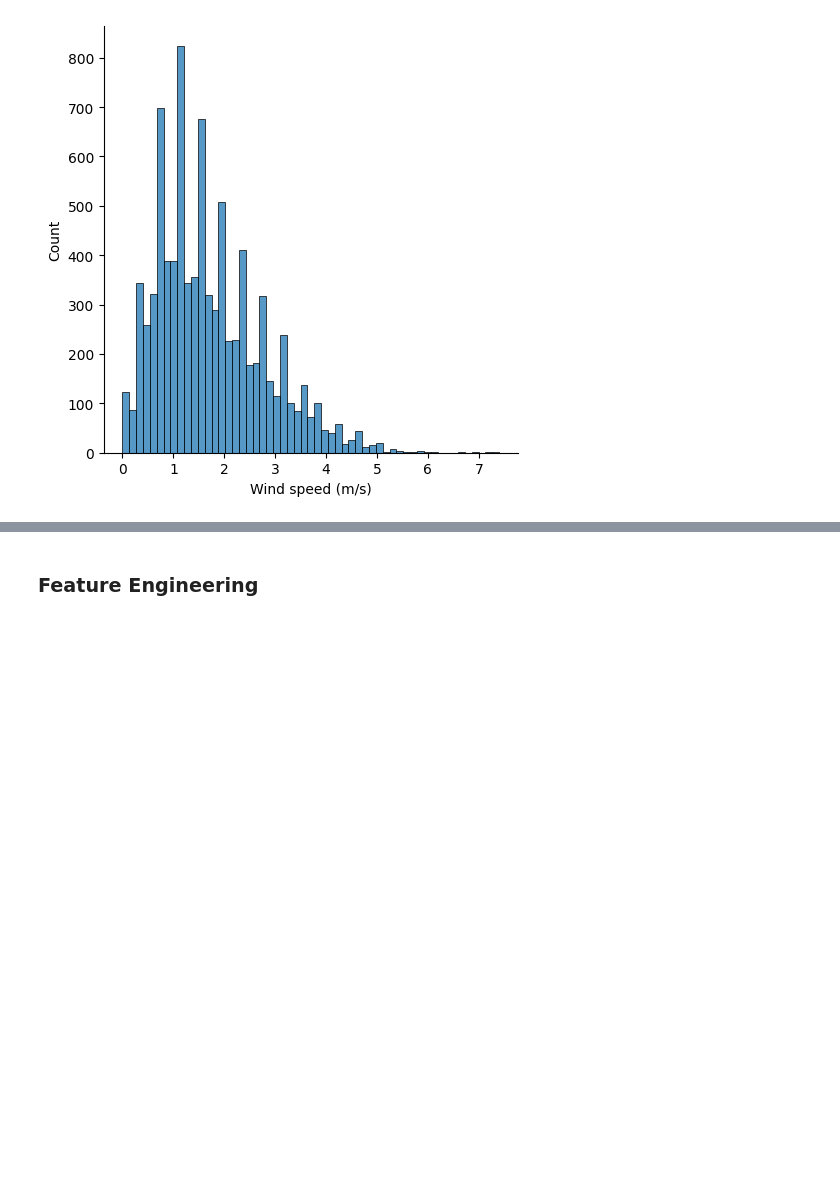
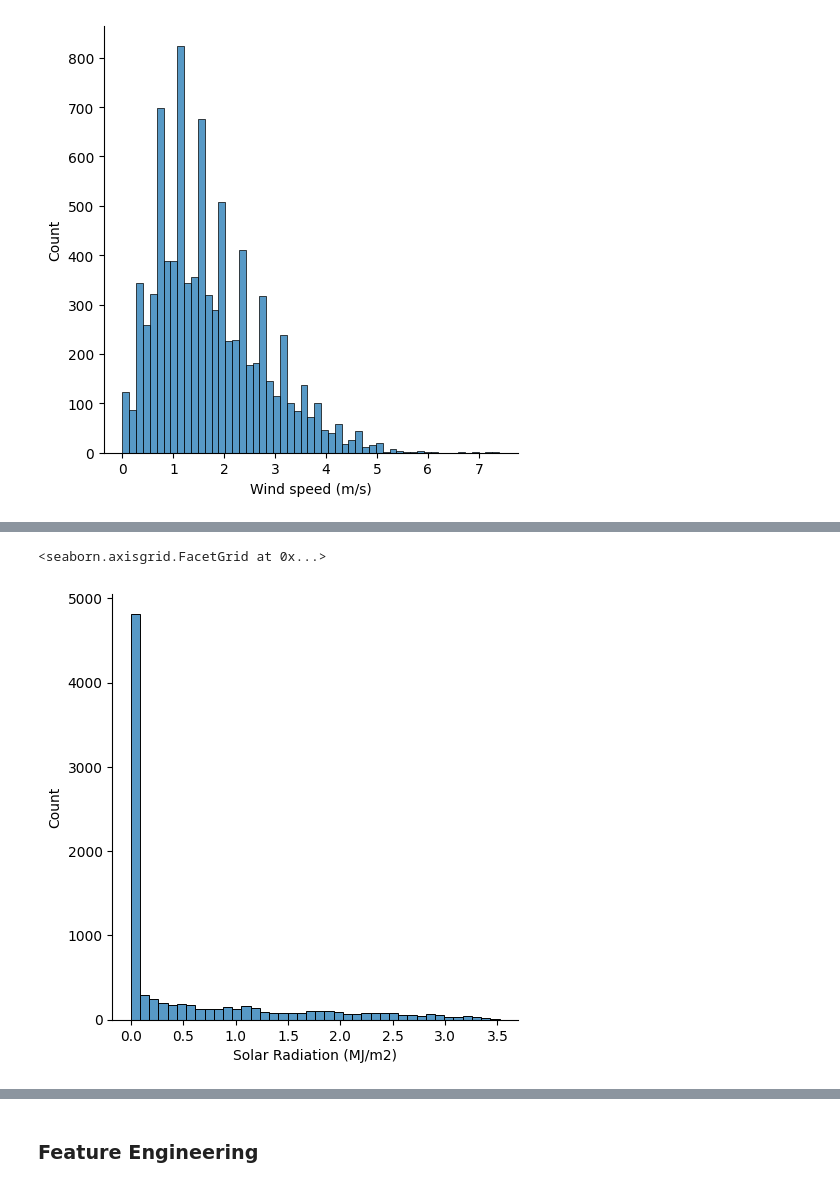
Before and after one commit to thobs-10/ml-mid-term-project, a Jupyter notebook: notebooks/eda.ipynb, the cells around one changed output, grey strips where cells are left out. Drawn from its saved outputs; the diff is of its cells as text; code cells hidden in the pictures; blank space fills up the shorter version.

```diff
--- a/notebooks/eda.ipynb
+++ b/notebooks/eda.ipynb
@@ -225,0 +252,5 @@ sns.displot(np.log(df['Wind speed (m/s)']))
+# %%
+sns.displot(df['Solar Radiation (MJ/m2)'])
+# %% [output]
+<seaborn.axisgrid.FacetGrid at 0x...>
+[figure, added]
```
Also changed, not shown: parts of 43 cells of this notebook.
